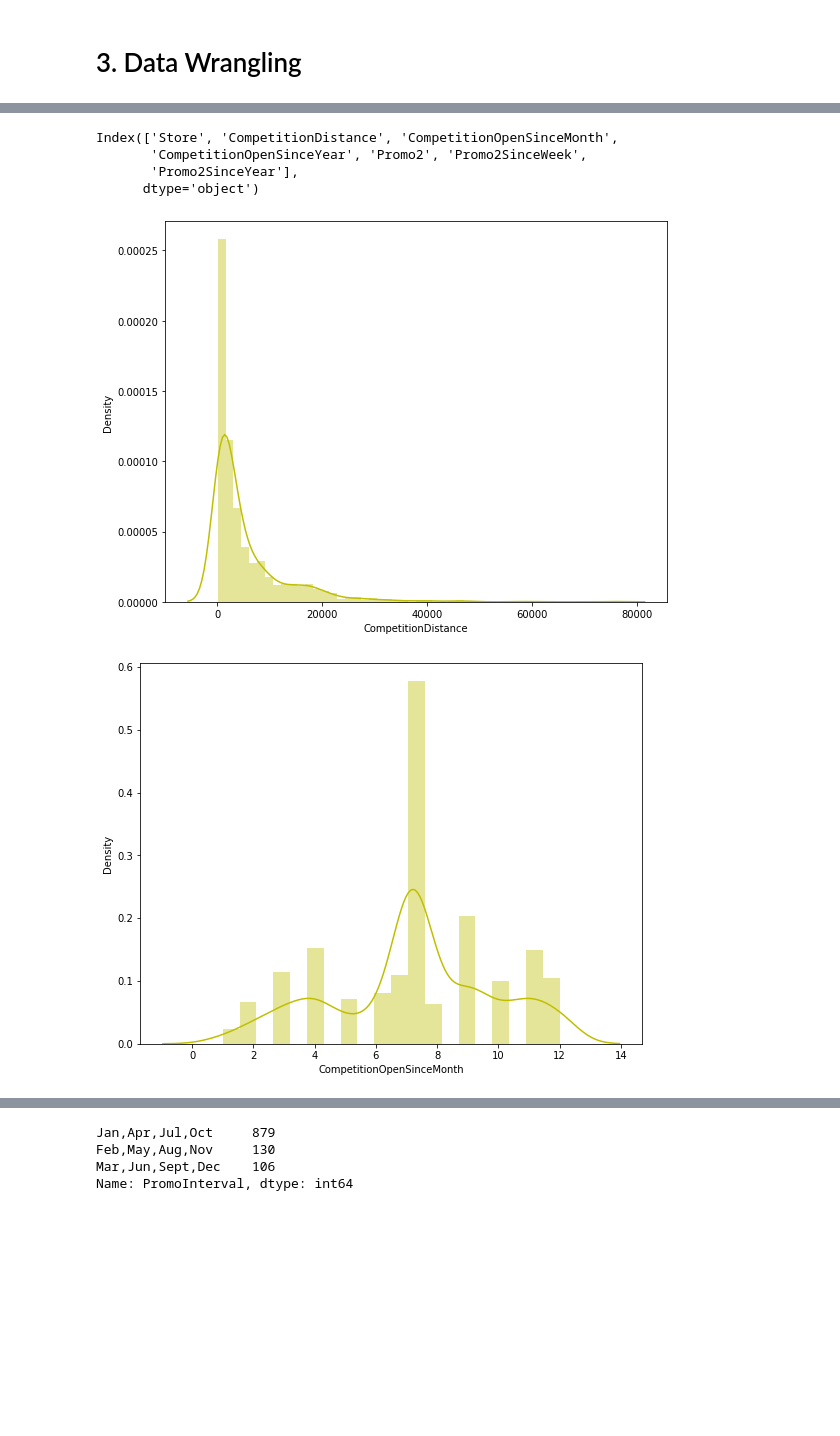
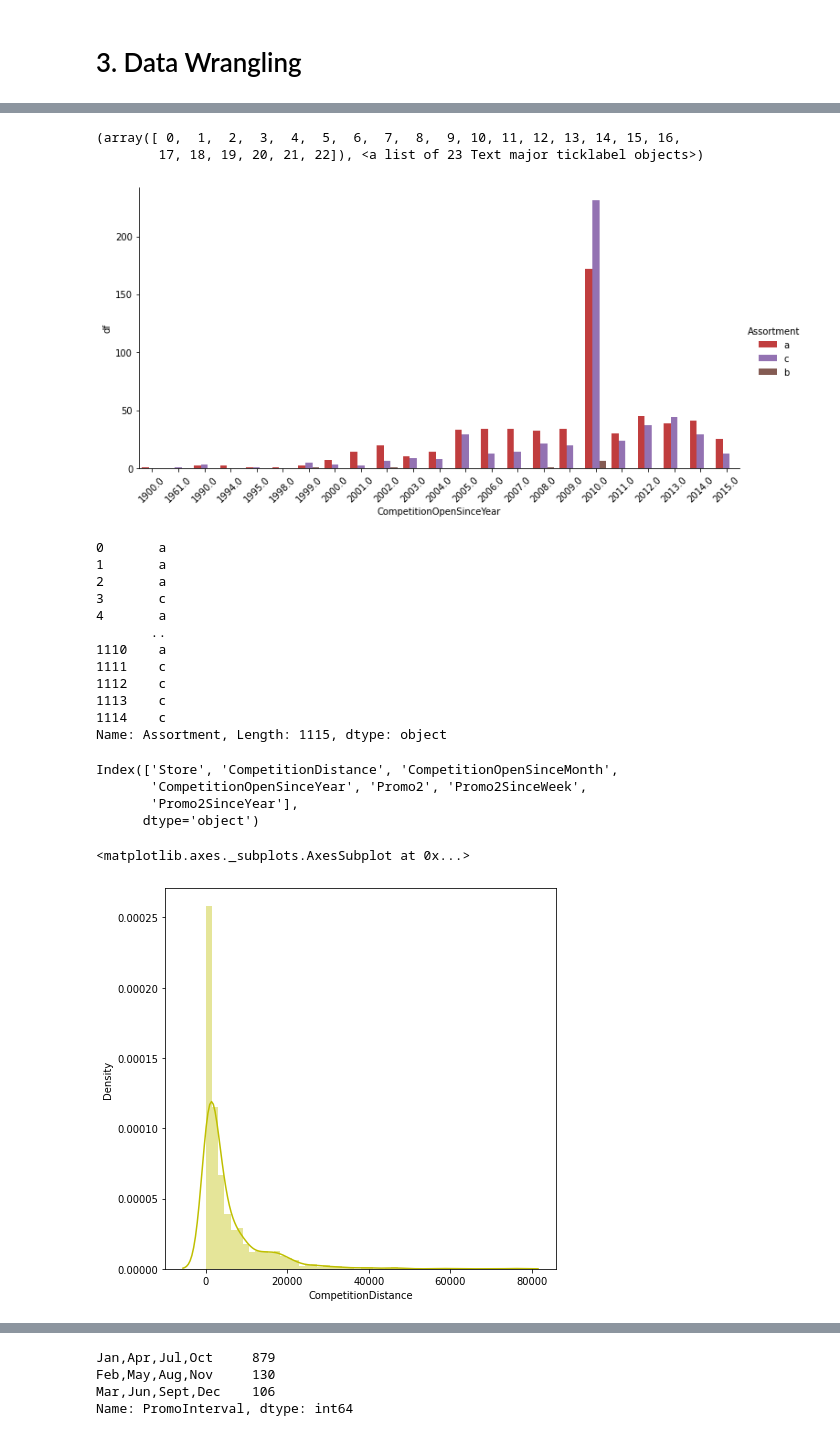
Before and after one commit to Shambhurajdesai/Project, a Jupyter notebook: Capstone_II.ipynb, the cells around one changed output, grey strips where cells are left out. Cells and saved outputs as stored; diff of their text form; code cells hidden in the pictures; blank space fills up the shorter version.

```diff
--- a/Capstone_II.ipynb
+++ b/Capstone_II.ipynb
@@ -213,3 +257,27 @@ print(uniques)
+# %%
+sns.axes_style('whitegrid')
+sns.catplot('CompetitionOpenSinceYear',data=df,aspect=2,kind='count',hue='Assortment',
+            palette=['C3', 'C4','C5']).set_ylabels('df')
+plt.xticks(rotation=45)
+# %% [output]
+(array([ 0,  1,  2,  3,  4,  5,  6,  7,  8,  9, 10, 11, 12, 13, 14, 15, 16,
+        17, 18, 19, 20, 21, 22]), <a list of 23 Text major ticklabel objects>)
+[figure, added]
+# %%
+df.Assortment
+# %% [output]
+0       a
+1       a
+2       a
+3       c
+4       a
+       ..
+1110    a
+1111    c
+1112    c
+1113    c
+1114    c
+Name: Assortment, Length: 1115, dtype: object
 # %%
 numeric_features = df.describe().columns
 numeric_features
@@ -219,10 +287,9 @@ Index(['Store', 'CompetitionDistance', 'CompetitionOpenSinceMonth',
        'Promo2SinceYear'],
       dtype='object')
 # %%
-for col in numeric_features[1:]:
-  fig = plt.figure(figsize=(9,7))
-  ax=fig.gca()
-  sns.distplot(df[col],color='y')
+fig = plt.figure(figsize=(7,7))
+ax=fig.gca()
+sns.distplot(df['CompetitionDistance'],color='y')
 # %% [output]
+<matplotlib.axes._subplots.AxesSubplot at 0x...>
-[figure, old version]
+[figure, new version]
-[figure, removed]
```
Also changed, not shown: parts of 15 cells of this notebook.
